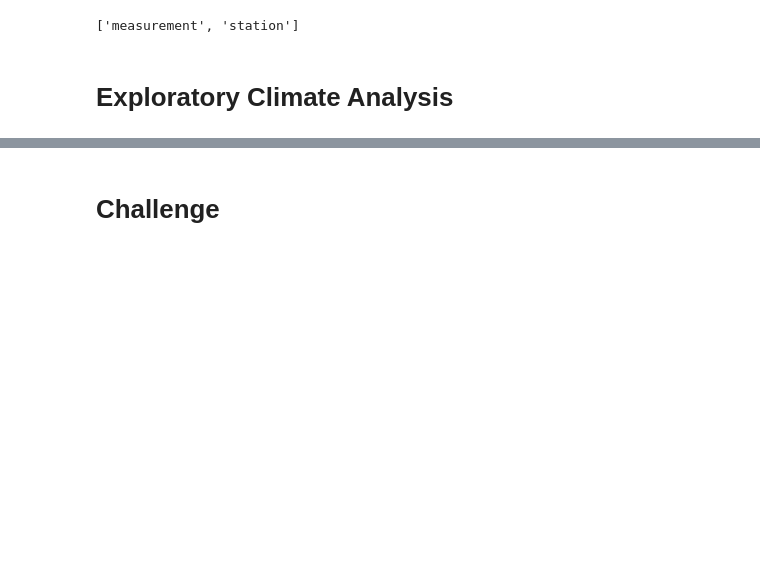
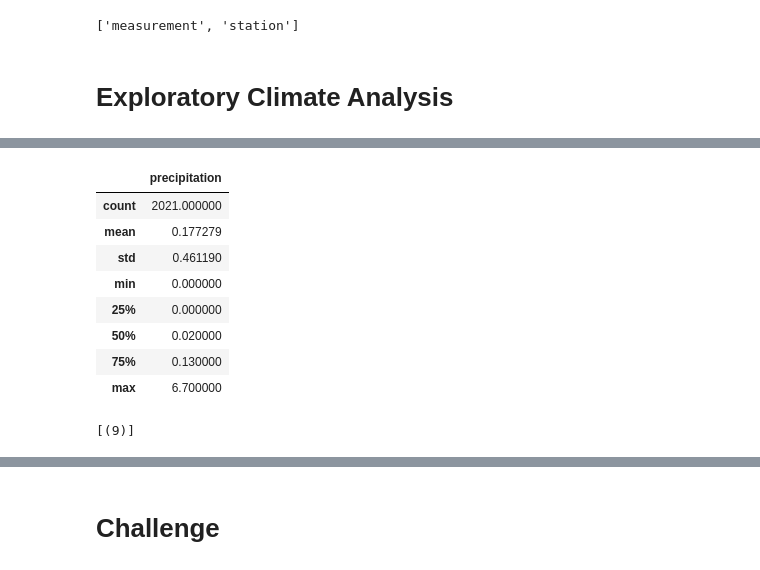
Before and after one commit to Ha-Duong-88/surfs_up, a Jupyter notebook: climate_analysis.ipynb, the cells around one changed output, grey strips where cells are left out. Drawn from its saved outputs; the diff is of its cells as text; code cells hidden in the pictures; blank space fills up the shorter version.

```diff
--- a/climate_analysis.ipynb
+++ b/climate_analysis.ipynb
@@ -105,0 +142,35 @@ session = Session(engine)
+# %%
+## 9.2.5 - Generate the summary
+## We are interested in determining weather trends
+## Pandas helps with calculations of statistics
+## This data gives us a sumary of different statistics for the amt of precipitation in a year.
+## The count is the number of times precipitation was observed.
+
+# Use Pandas to calcualte the summary statistics for the precipitation data
+df.describe()
+# %% [output]
+|  | precipitation |
+| count | 2021.000000 |
+| mean | 0.177279 |
+| std | 0.461190 |
+| min | 0.000000 |
+| 25% | 0.000000 |
+| 50% | 0.020000 |
+| 75% | 0.130000 |
+| max | 6.700000 |
+# %%
+## 9.3.1 - Find the number of stations
+## Write a query to get the number of stations in dataset.
+## Use the sessions that we created earlier to query database.
+## session.query()
+## Use the func.count to count a given dataset that we're interested in which is Station.station
+## Then add query parameters to the session.query() code using the func.count
+## session.query(func.count(Station.station))
+## Then add the .all() function to end the of the query
+
+
+# How many stations are available in this dataset?
+Station = Base.classes.station
+session.query(func.count(Station.station)).all()
+# %% [output]
+[(9)]
```
Also changed, not shown: parts of 12 cells of this notebook.
